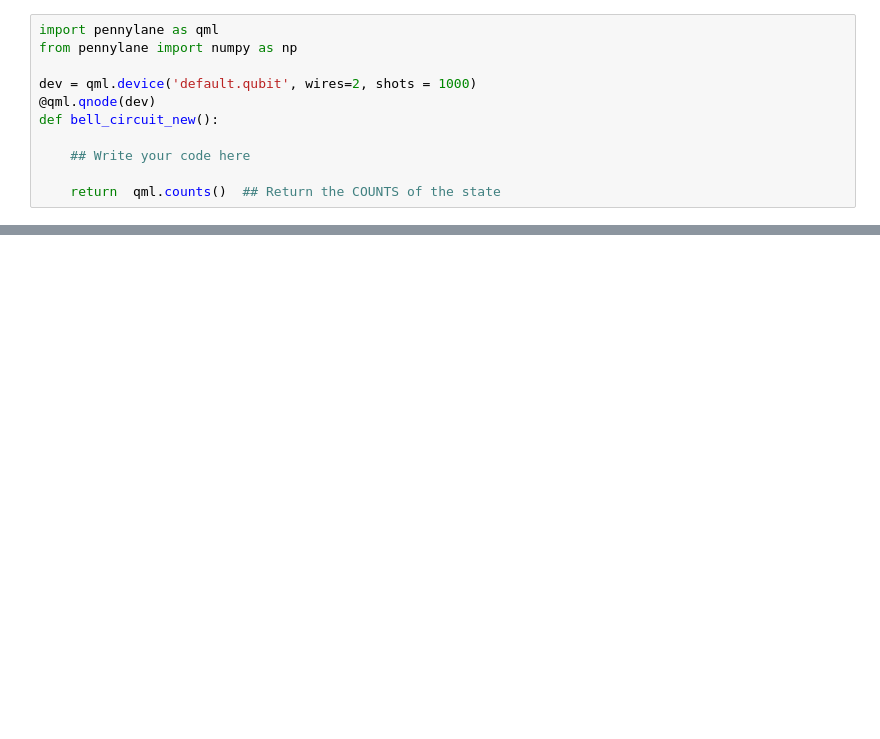
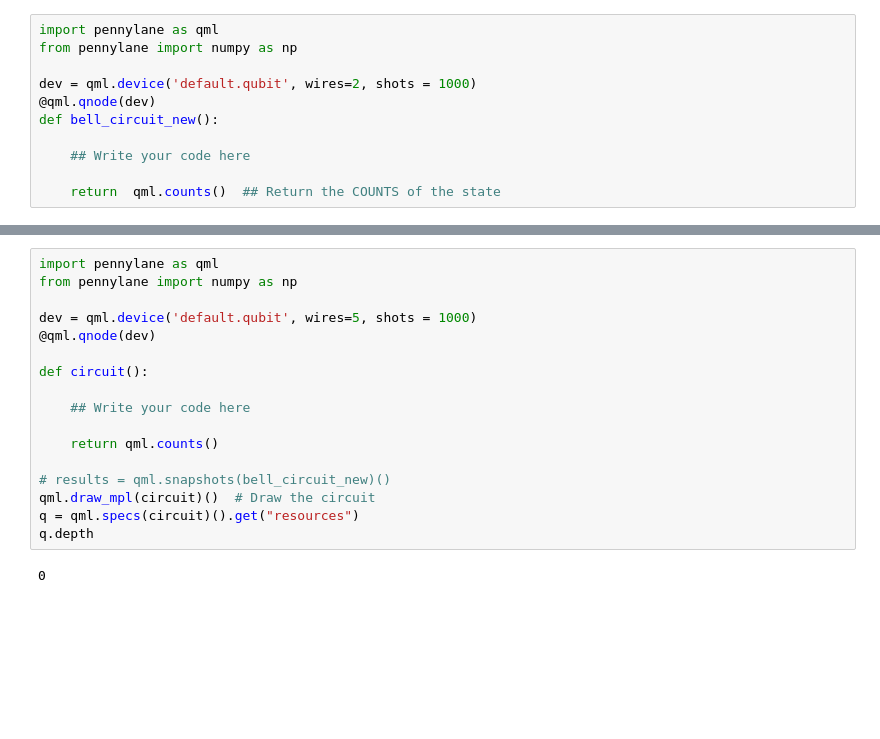
Before and after one commit to mainak-bhattacharyya/QuCIS_outreach, a Jupyter notebook: nptel_jun'24/tutorial_day2/Bell_state.ipynb, the cells around one changed output, grey strips where cells are left out. Cells and saved outputs as stored; diff of their text form; blank space fills up the shorter version.

```diff
--- a/nptel_jun'24/tutorial_day2/Bell_state.ipynb
+++ b/nptel_jun'24/tutorial_day2/Bell_state.ipynb
@@ -98,0 +153,20 @@ def bell_circuit_new():
+# %%
+import pennylane as qml
+from pennylane import numpy as np
+
+dev = qml.device('default.qubit', wires=5, shots = 1000)
+@qml.qnode(dev)
+
+def circuit():
+
+    ## Write your code here
+
+    return qml.counts()
+
+# results = qml.snapshots(bell_circuit_new)()
+qml.draw_mpl(circuit)()  # Draw the circuit
+q = qml.specs(circuit)().get("resources")
+q.depth
+# %% [output]
+0
+[figure, added]
```
Also changed, not shown: parts of 4 cells of this notebook, 1 other file.
